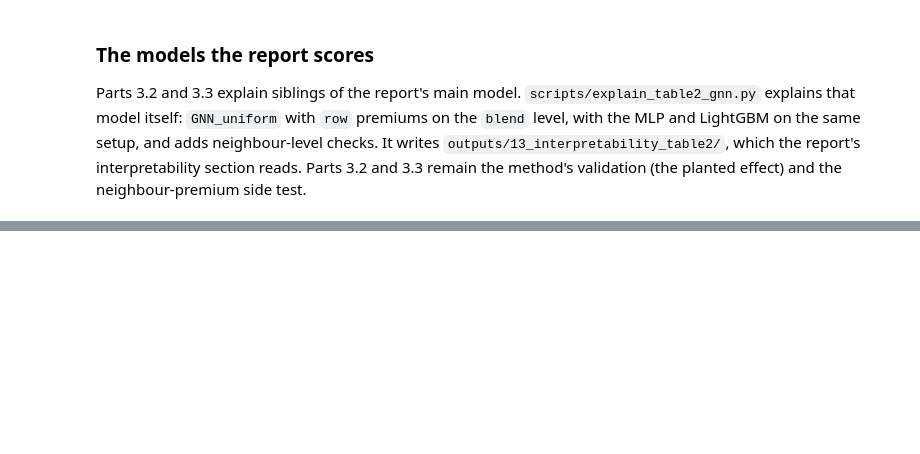
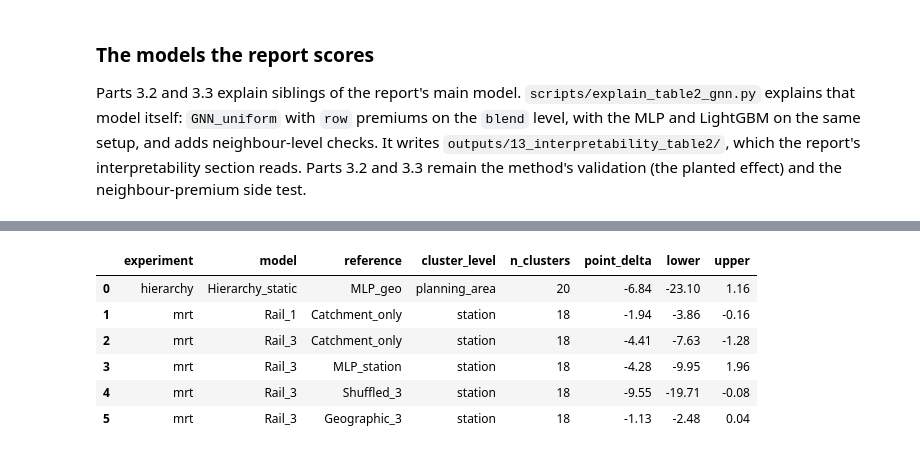
Before and after one commit to sidneyting/hdb-rentals, a Jupyter notebook: notebooks/3_evaluation.ipynb, the cells around one changed output, grey strips where cells are left out. Saved outputs shown, nothing was run; the diff lists cells and outputs as text; code cells hidden in the pictures; blank space fills up the shorter version.

```diff
--- a/notebooks/3_evaluation.ipynb
+++ b/notebooks/3_evaluation.ipynb
@@ -1917,0 +1944,11 @@ for name in ["accuracy", "importance", "reliance", "substitution", "reach", "sta
+# %%
+# Supporting table: conditional cluster bootstrap. Negative differences favour the graph model.
+display(pd.read_csv(ADDON / 'results/bootstrap.csv').round(2))
+# %% [output]
+|  | experiment | model | reference | cluster_level | n_clusters | point_delta | lower | upper |
+| 0 | hierarchy | Hierarchy_static | MLP_geo | planning_area | 20 | -6.84 | -23.10 | 1.16 |
+| 1 | mrt | Rail_1 | Catchment_only | station | 18 | -1.94 | -3.86 | -0.16 |
+| 2 | mrt | Rail_3 | Catchment_only | station | 18 | -4.41 | -7.63 | -1.28 |
+| 3 | mrt | Rail_3 | MLP_station | station | 18 | -4.28 | -9.95 | 1.96 |
+| 4 | mrt | Rail_3 | Shuffled_3 | station | 18 | -9.55 | -19.71 | -0.08 |
+| 5 | mrt | Rail_3 | Geographic_3 | station | 18 | -1.13 | -2.48 | 0.04 |
```
Also changed, not shown: parts of 3 cells of this notebook, 21 other files.
